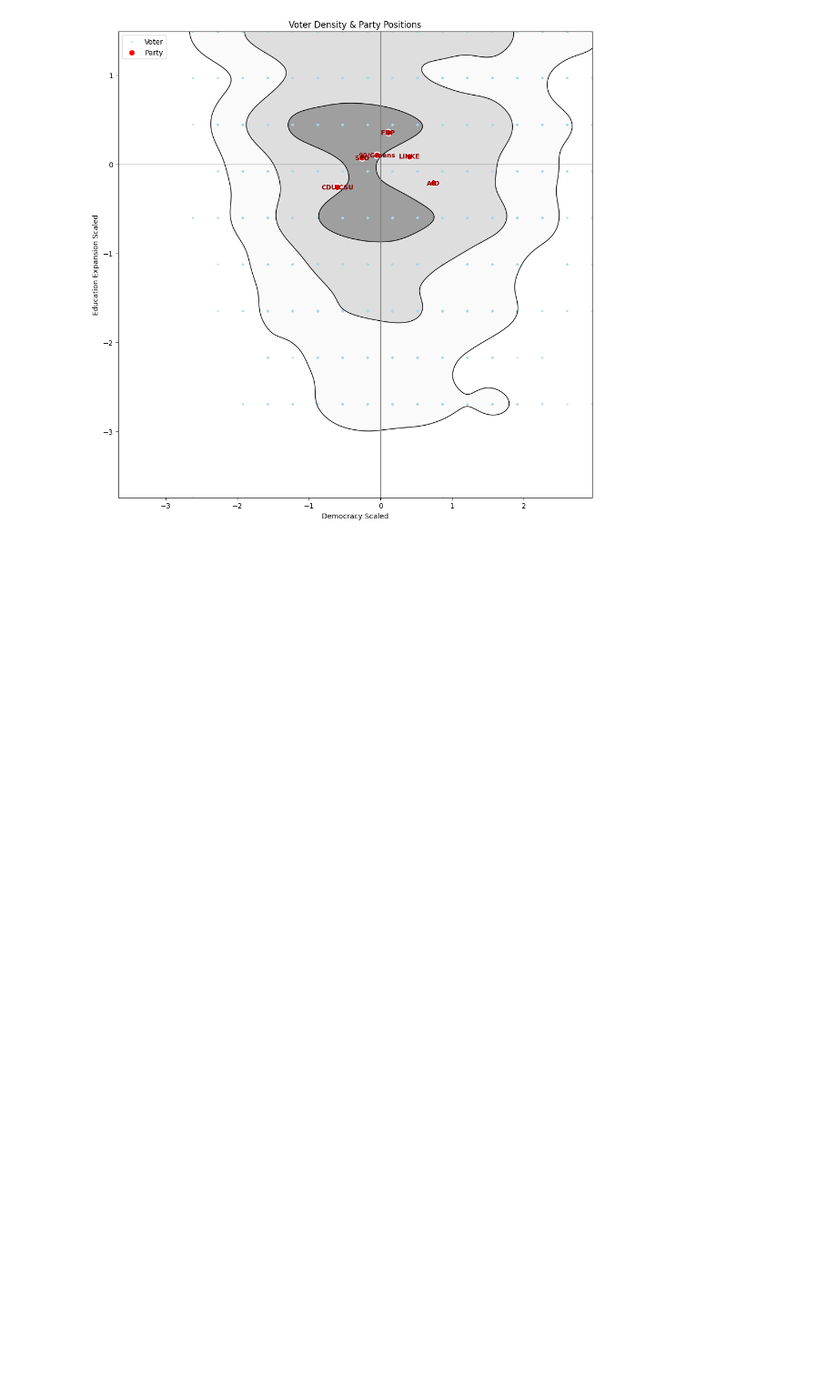
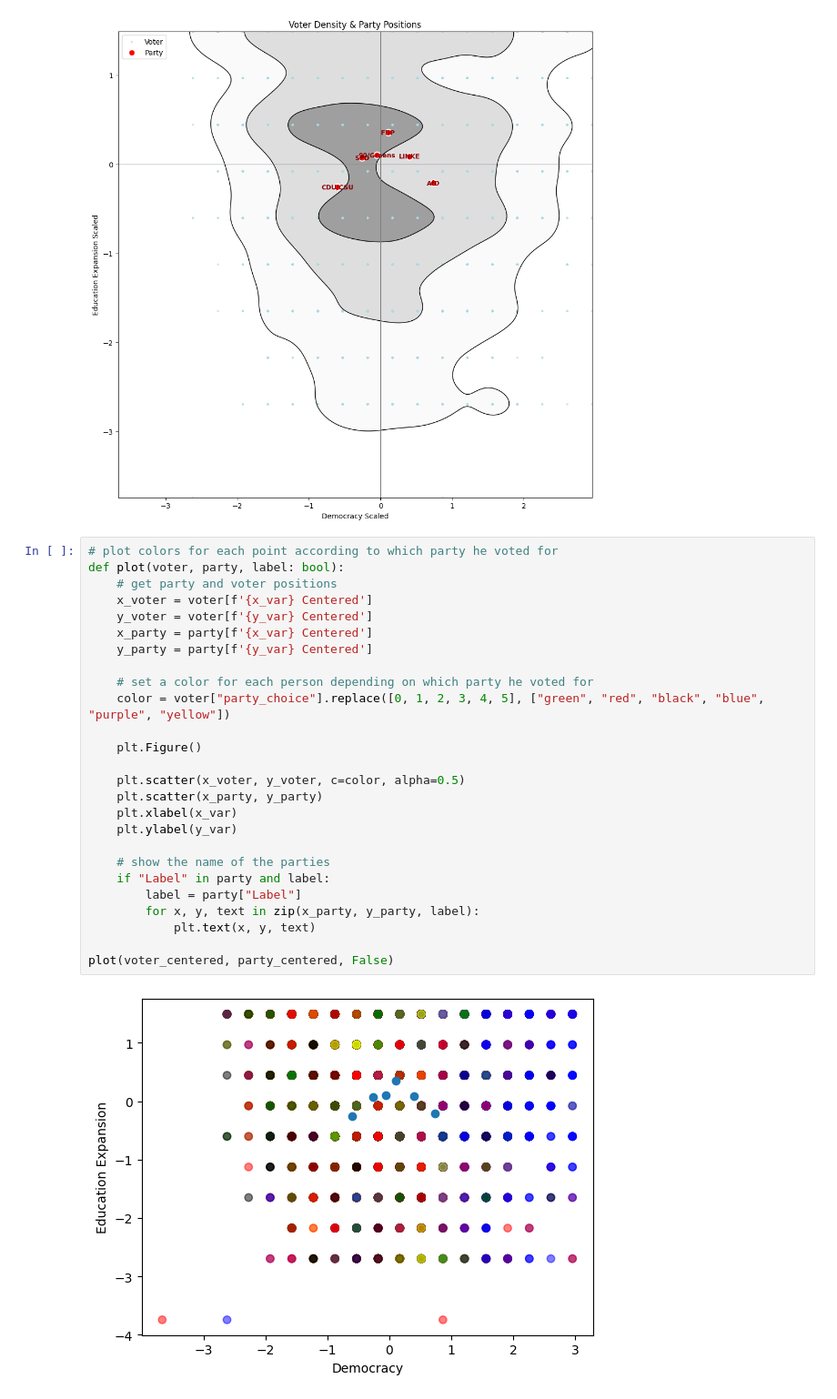
Before and after one commit to riccardoAli31/Case_Study_TUM25, a Jupyter notebook: visualization.ipynb, the cells around one changed output. Shown: that part at 91% size. Cells and saved outputs as stored; diff of their text form; blank space fills up the shorter version.

Commit message:
add visualisation showing which party a voter voted for

```diff
--- a/visualization.ipynb
+++ b/visualization.ipynb
@@ -187,3 +187,31 @@ plt.tight_layout()
 plt.show()
 # %% [output]
 [figure]
+# %%
+# plot colors for each point according to which party he voted for
+def plot(voter, party, label: bool):
+    # get party and voter positions
+    x_voter = voter[f'{x_var} Centered']
+    y_voter = voter[f'{y_var} Centered']
+    x_party = party[f'{x_var} Centered']
+    y_party = party[f'{y_var} Centered']
+
+    # set a color for each person depending on which party he voted for
+    color = voter["party_choice"].replace([0, 1, 2, 3, 4, 5], ["green", "red", "black", "blue", "purple", "yellow"])
+
+    plt.Figure()
+
+    plt.scatter(x_voter, y_voter, c=color, alpha=0.5)
+    plt.scatter(x_party, y_party)
+    plt.xlabel(x_var)
+    plt.ylabel(y_var)
+
+    # show the name of the parties
+    if "Label" in party and label:
+        label = party["Label"]
+        for x, y, text in zip(x_party, y_party, label):
+            plt.text(x, y, text)
+
+plot(voter_centered, party_centered, False)
+# %% [output]
+[figure, added]
```
